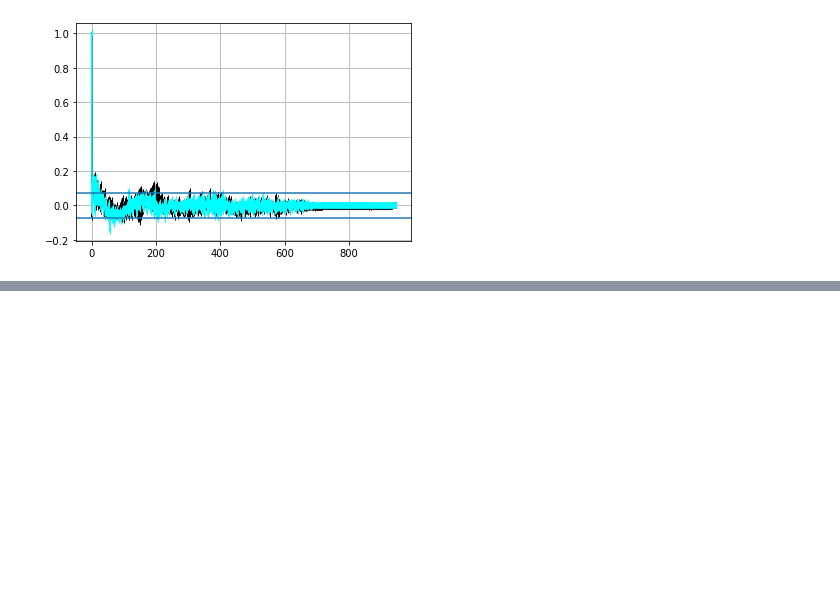
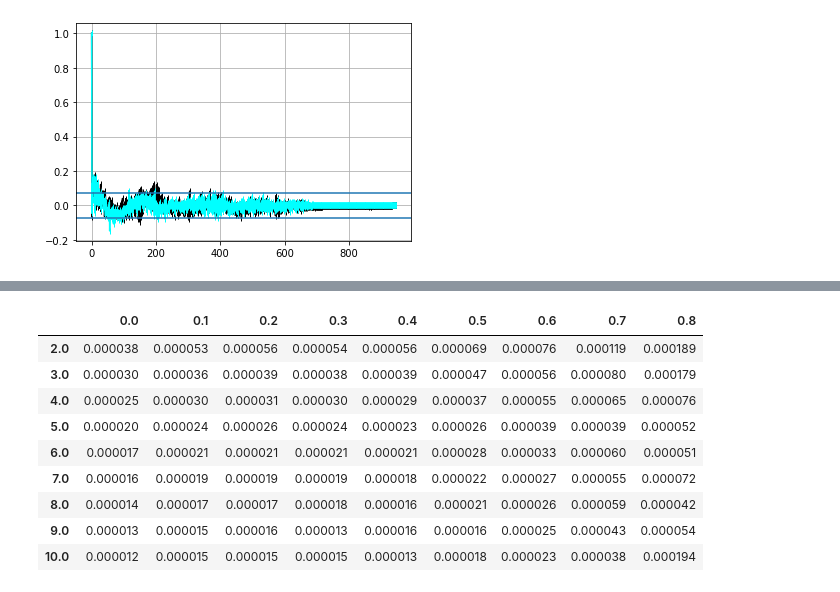
Before and after one commit to miguelcarcamov/csromer, a Jupyter notebook: framework_simulation_tests_csbasis.ipynb, the cells around one changed output, grey strips where cells are left out. Saved outputs shown, nothing was run; the diff lists cells and outputs as text; code cells hidden in the pictures; blank space fills up the shorter version.

```diff
--- a/framework_simulation_tests_csbasis.ipynb
+++ b/framework_simulation_tests_csbasis.ipynb
@@ -325,3 +350,14 @@ pd.DataFrame(np.array_split([x.psnr for x in test_objs], len(remove_frac)), colu
 # %%
-pd.DataFrame(np.array_split([x.rmse for x in test_objs], len(remove_frac)), columns=remove_frac, index=nsigma)
+pd.DataFrame(np.array_split([x.rmse for x in test_objs], len(remove_frac)), columns=remove_frac, index=1/nsigma)
+# %% [output]
+|  | 0.0 | 0.1 | 0.2 | 0.3 | 0.4 | 0.5 | 0.6 | 0.7 | 0.8 |
+| 2.0 | 0.000038 | 0.000053 | 0.000056 | 0.000054 | 0.000056 | 0.000069 | 0.000076 | 0.000119 | 0.000189 |
+| 3.0 | 0.000030 | 0.000036 | 0.000039 | 0.000038 | 0.000039 | 0.000047 | 0.000056 | 0.000080 | 0.000179 |
+| 4.0 | 0.000025 | 0.000030 | 0.000031 | 0.000030 | 0.000029 | 0.000037 | 0.000055 | 0.000065 | 0.000076 |
+| 5.0 | 0.000020 | 0.000024 | 0.000026 | 0.000024 | 0.000023 | 0.000026 | 0.000039 | 0.000039 | 0.000052 |
+| 6.0 | 0.000017 | 0.000021 | 0.000021 | 0.000021 | 0.000021 | 0.000028 | 0.000033 | 0.000060 | 0.000051 |
+| 7.0 | 0.000016 | 0.000019 | 0.000019 | 0.000019 | 0.000018 | 0.000022 | 0.000027 | 0.000055 | 0.000072 |
+| 8.0 | 0.000014 | 0.000017 | 0.000017 | 0.000018 | 0.000016 | 0.000021 | 0.000026 | 0.000059 | 0.000042 |
+| 9.0 | 0.000013 | 0.000015 | 0.000016 | 0.000013 | 0.000016 | 0.000016 | 0.000025 | 0.000043 | 0.000054 |
+| 10.0 | 0.000012 | 0.000015 | 0.000015 | 0.000015 | 0.000013 | 0.000018 | 0.000023 | 0.000038 | 0.000194 |
 # %%
```
Also changed, not shown: parts of 15 cells of this notebook, 1 other file.
